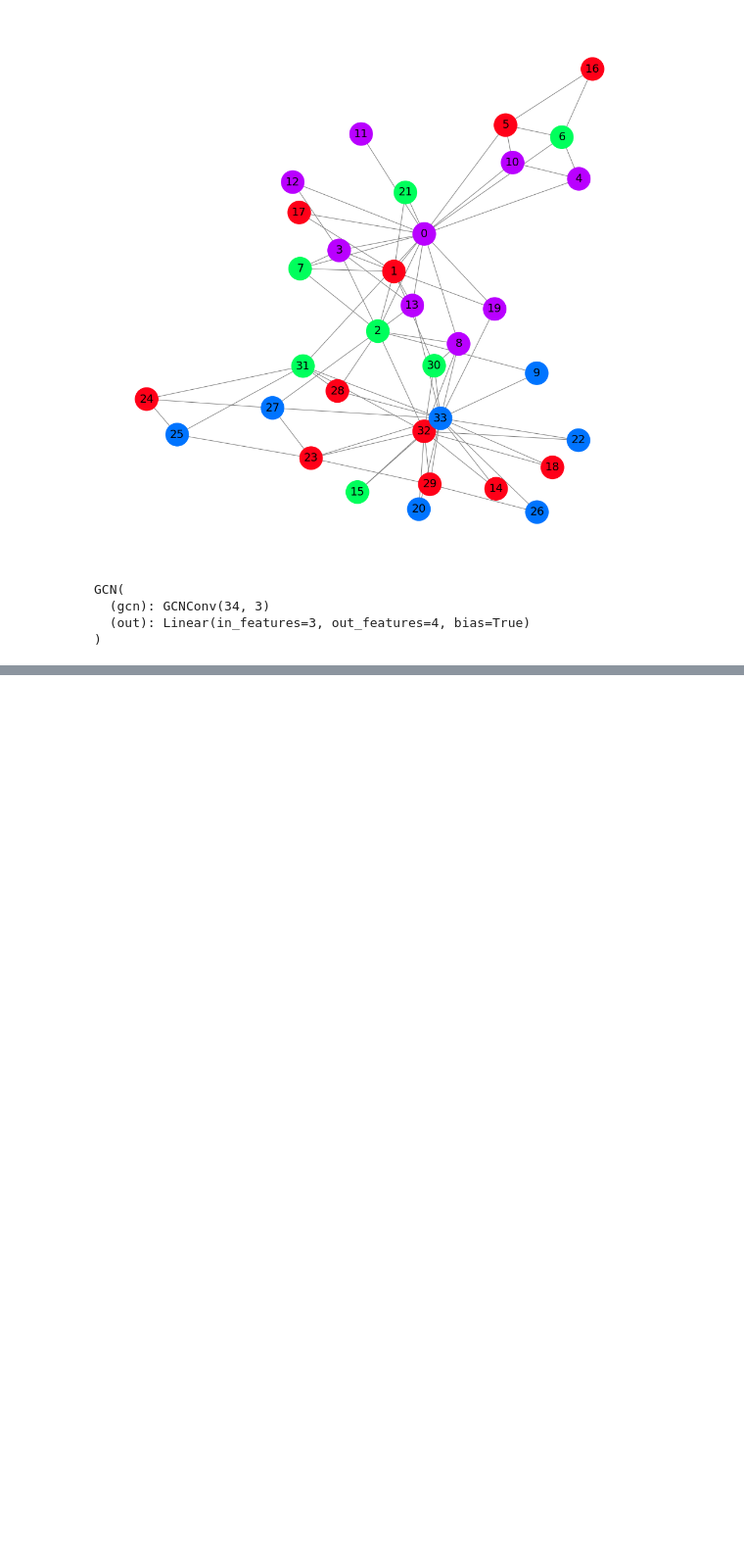
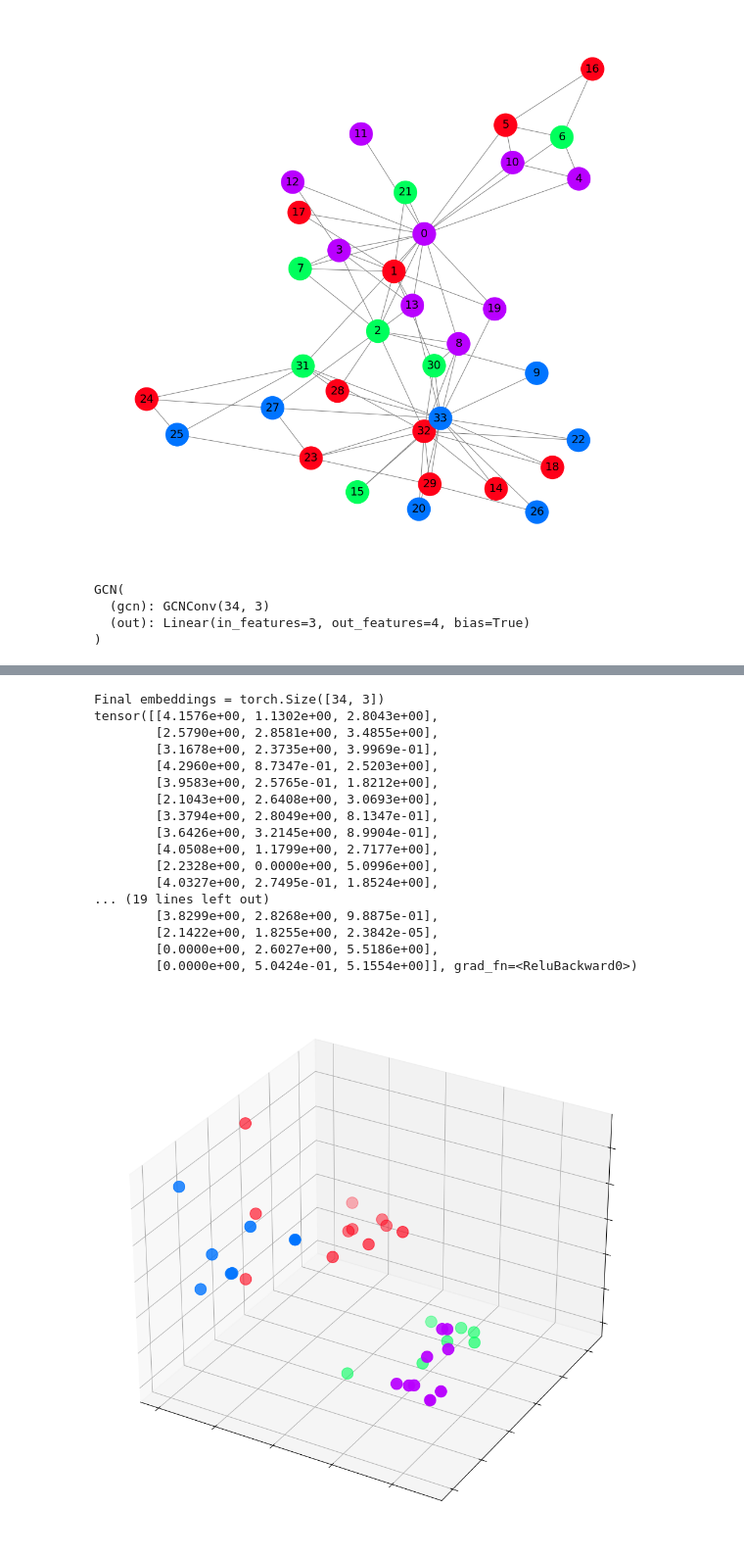
Before and after one commit to Vozikis/GNN, a Jupyter notebook: GNN_PyTorch.ipynb, the cells around one changed output, grey strips where cells are left out. Shown at 98% size. Cells and saved outputs as stored; diff of their text form; code cells hidden in the pictures; blank space fills up the shorter version.

```diff
--- a/GNN_PyTorch.ipynb
+++ b/GNN_PyTorch.ipynb
@@ -166,0 +225,48 @@ GCN(
+# %%
+# 3D Embeddings Visualization
+print(f'Final embeddings = {h.shape}')
+print(h)
+
+embed = h.detach().cpu().numpy()
+fig = plt.figure(figsize=(12, 12))
+ax = fig.add_subplot(projection='3d')
+ax.patch.set_alpha(0)
+plt.tick_params(left=False, bottom=False, labelleft=False, labelbottom=False)
+ax.scatter(embed[:, 0], embed[:, 1], embed[:, 2],
+           s=200, c=data.y, cmap="hsv", vmin=-2, vmax=3)
+plt.show()
+
+def animate_3d(i):
+    embed = embeddings[i].detach().cpu().numpy()
+    ax.clear()
+    ax.scatter(embed[:, 0], embed[:, 1], embed[:, 2],
+               s=200, c=data.y, cmap="hsv", vmin=-2, vmax=3)
+    plt.title(f'Epoch {i} | Loss: {losses[i].item():.2f} | Acc: {accuracies[i].item()*100:.2f}%',
+              fontsize=18, pad=40)
+
+fig = plt.figure(figsize=(12, 12))
+plt.axis('off')
+ax = fig.add_subplot(projection='3d')
+plt.tick_params(left=False, bottom=False, labelleft=False, labelbottom=False)
+anim = animation.FuncAnimation(fig, animate_3d, np.arange(0, 200, 10), interval=800, repeat=True)
+html = HTML(anim.to_html5_video())
+display(html)
+# %% [output]
+Final embeddings = torch.Size([34, 3])
+tensor([[4.1576e+00, 1.1302e+00, 2.8043e+00],
+        [2.5790e+00, 2.8581e+00, 3.4855e+00],
+        [3.1678e+00, 2.3735e+00, 3.9969e-01],
+        [4.2960e+00, 8.7347e-01, 2.5203e+00],
+        [3.9583e+00, 2.5765e-01, 1.8212e+00],
+        [2.1043e+00, 2.6408e+00, 3.0693e+00],
+        [3.3794e+00, 2.8049e+00, 8.1347e-01],
+        [3.6426e+00, 3.2145e+00, 8.9904e-01],
+        [4.0508e+00, 1.1799e+00, 2.7177e+00],
+        [2.2328e+00, 0.0000e+00, 5.0996e+00],
+        [4.0327e+00, 2.7495e-01, 1.8524e+00],
+... (19 lines left out)
+        [3.8299e+00, 2.8268e+00, 9.8875e-01],
+        [2.1422e+00, 1.8255e+00, 2.3842e-05],
+        [0.0000e+00, 2.6027e+00, 5.5186e+00],
+        [0.0000e+00, 5.0424e-01, 5.1554e+00]], grad_fn=<ReluBackward0>)
+[figure, added]
```
Also changed, not shown: parts of 6 cells of this notebook.
